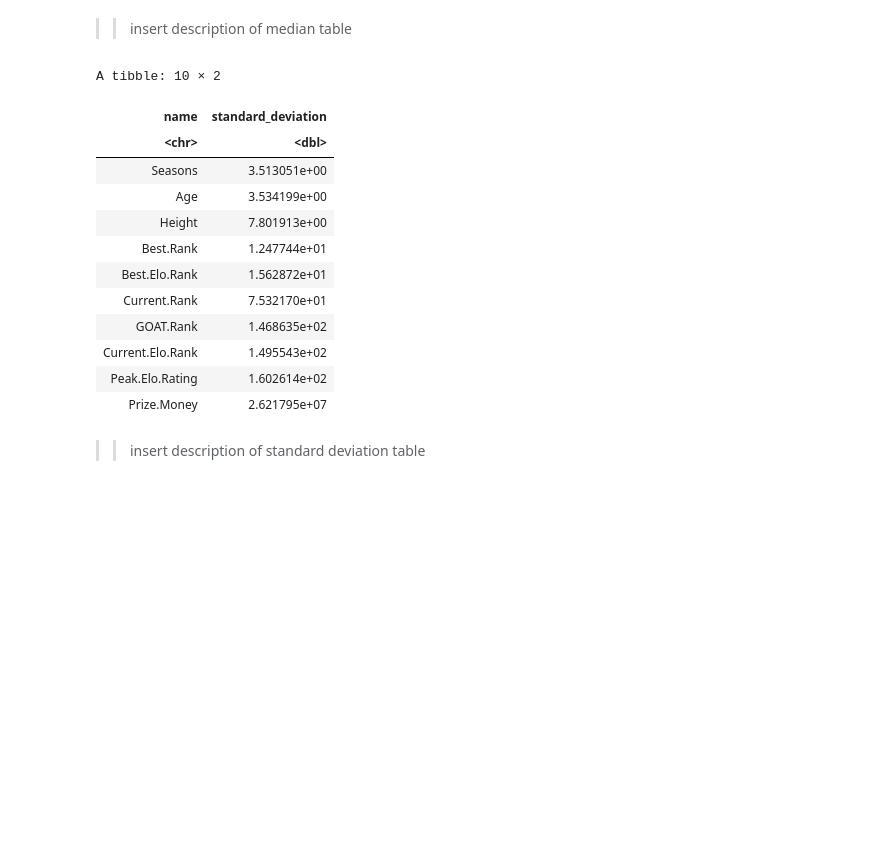
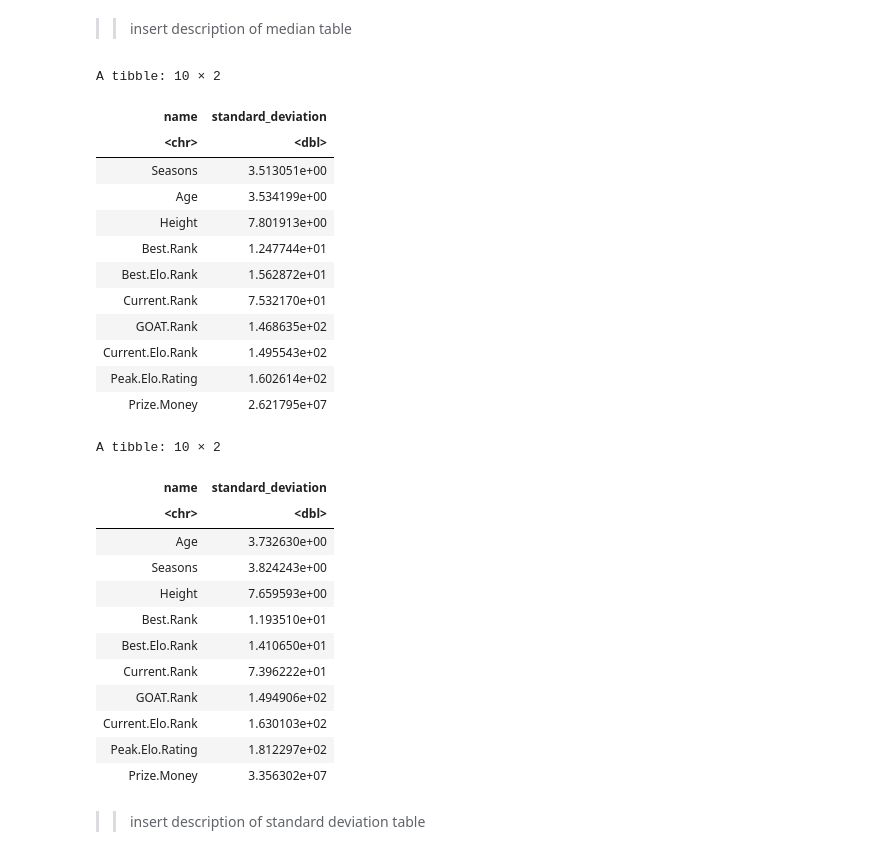
Before and after one commit to harmonyam/dsci100_project, a Jupyter notebook: project_final_draft.ipynb, the cells around one changed output. Cells and saved outputs as stored; diff of their text form; code cells hidden in the pictures; blank space fills up the shorter version.

Commit message:
added summary tables

```diff
--- a/project_final_draft.ipynb
+++ b/project_final_draft.ipynb
@@ -139,26 +135,46 @@ A tibble: 10 × 2
 # %% [markdown]
 >> insert description of median table
 # %%
-player_stats_sd <- map_dbl(player_stats_tidy, sd) |>
+player_stats_sd_all <- map_dbl(player_stats_tidy, sd) |>
                            enframe() |>
                            arrange(value) |>
                            mutate(standard_deviation = value) |>
                            select(-value)
-player_stats_sd
+player_stats_sd_all
+
+player_stats_sd_train <- map_dbl(player_stats_train, sd) |>
+                           enframe() |>
+                           arrange(value) |>
+                           mutate(standard_deviation = value) |>
+                           select(-value)
+player_stats_sd_train
 # %% [output]
 A tibble: 10 × 2
 | name | standard_deviation |
 | <chr> | <dbl> |
 | Seasons | 3.513051e+00 |
 | Age | 3.534199e+00 |
 | Height | 7.801913e+00 |
 | Best.Rank | 1.247744e+01 |
 | Best.Elo.Rank | 1.562872e+01 |
 | Current.Rank | 7.532170e+01 |
 | GOAT.Rank | 1.468635e+02 |
 | Current.Elo.Rank | 1.495543e+02 |
 | Peak.Elo.Rating | 1.602614e+02 |
 | Prize.Money | 2.621795e+07 |
+A tibble: 10 × 2
+| name | standard_deviation |
+| <chr> | <dbl> |
+| Age | 3.732630e+00 |
+| Seasons | 3.824243e+00 |
+| Height | 7.659593e+00 |
+| Best.Rank | 1.193510e+01 |
+| Best.Elo.Rank | 1.410650e+01 |
+| Current.Rank | 7.396222e+01 |
+| GOAT.Rank | 1.494906e+02 |
+| Current.Elo.Rank | 1.630103e+02 |
+| Peak.Elo.Rating | 1.812297e+02 |
+| Prize.Money | 3.356302e+07 |
 # %% [markdown]
 >> insert description of standard deviation table
 # %%
```
Also changed, not shown: parts of 14 cells of this notebook.
